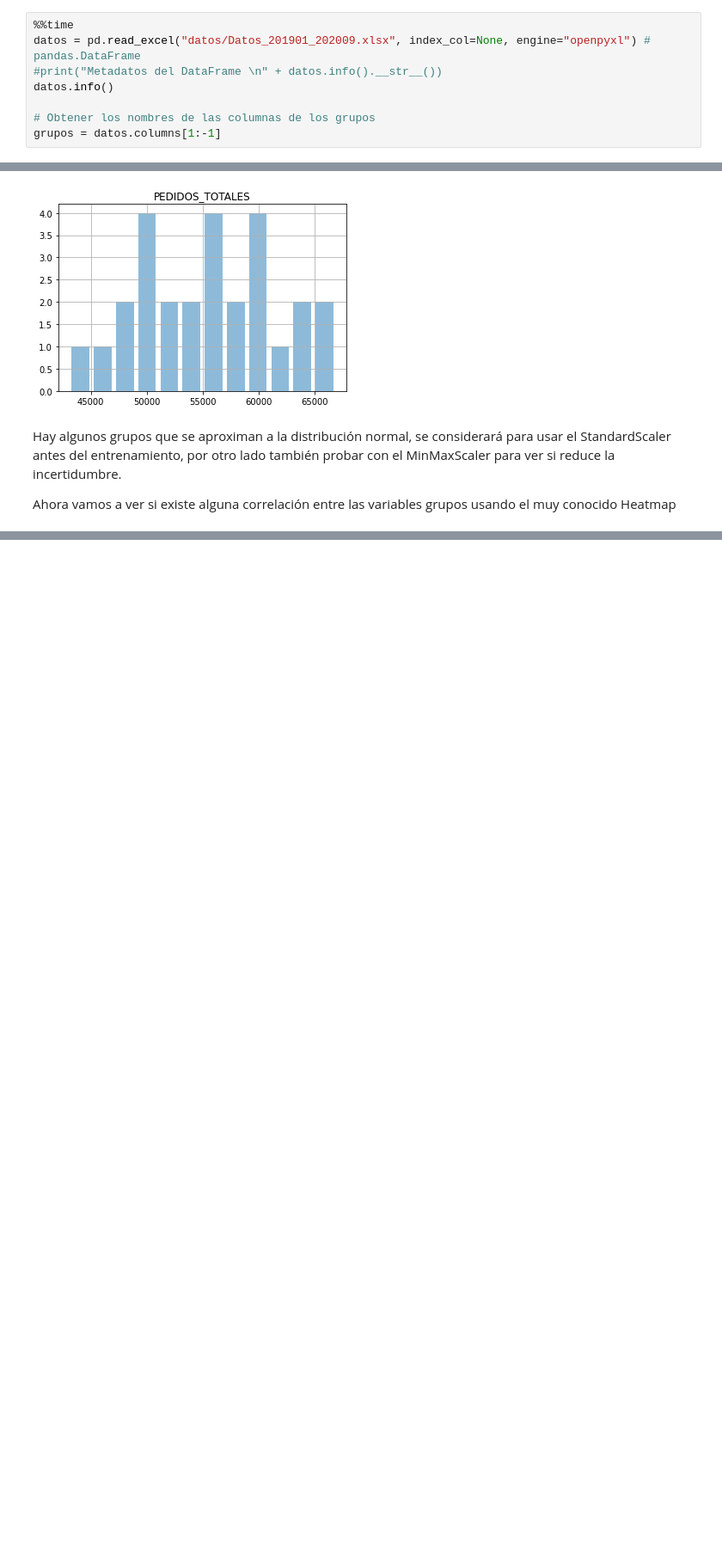
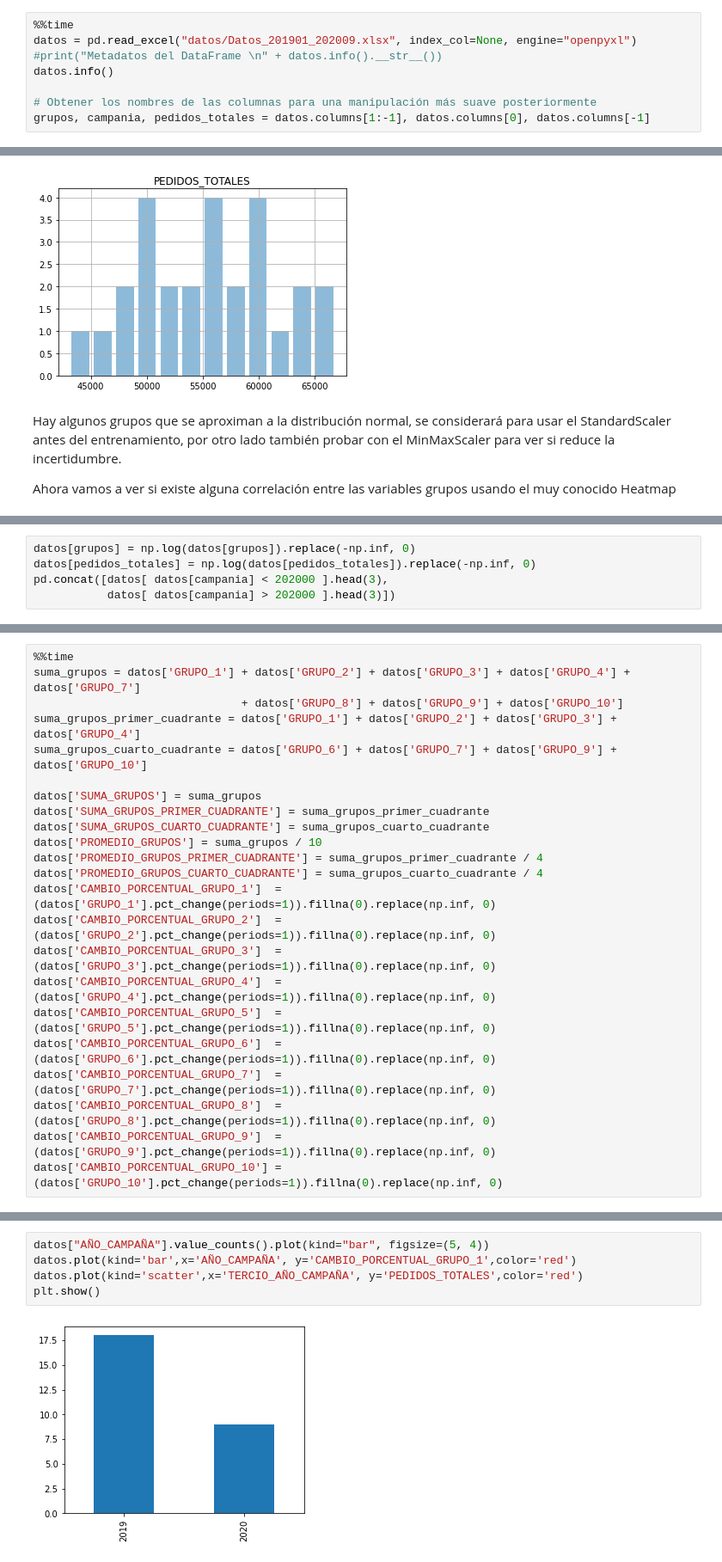
Before and after one commit to felipeturing/azzorti, a Jupyter notebook: Azzorti.ipynb, the cells around one changed output, grey strips where cells are left out. Shown: that part at 86% size. Drawn from its saved outputs; the diff is of its cells as text; blank space fills up the shorter version.

```diff
--- a/Azzorti.ipynb
+++ b/Azzorti.ipynb
@@ -85,12 +90,12 @@ Se usa la librería Pandas para obtener un objeto de tipo pandas.DataFrame del a
 Además se describe los metadatos del DataFrame y se muestra las tres primeras campañas del 2019 y 2020.
 # %%
 %%time
-datos = pd.read_excel("datos/Datos_201901_202009.xlsx", index_col=None, engine="openpyxl") # pandas.DataFrame
+datos = pd.read_excel("datos/Datos_201901_202009.xlsx", index_col=None, engine="openpyxl")
 #print("Metadatos del DataFrame \n" + datos.info().__str__())
 datos.info()
 
-# Obtener los nombres de las columnas de los grupos
-grupos = datos.columns[1:-1]
+# Obtener los nombres de las columnas para una manipulación más suave posteriormente
+grupos, campania, pedidos_totales = datos.columns[1:-1], datos.columns[0], datos.columns[-1]
 # %% [output]
 <class 'pandas.core.frame.DataFrame'>
 RangeIndex: 27 entries, 0 to 26
@@ -353,0 +217,5 @@ print(scaled)
+# %%
+datos[grupos] = np.log(datos[grupos]).replace(-np.inf, 0)
+datos[pedidos_totales] = np.log(datos[pedidos_totales]).replace(-np.inf, 0)
+pd.concat([datos[ datos[campania] < 202000 ].head(3),
+           datos[ datos[campania] > 202000 ].head(3)])
@@ -353,0 +232,23 @@ print(scaled)
+# %%
+%%time
+suma_grupos = datos['GRUPO_1'] + datos['GRUPO_2'] + datos['GRUPO_3'] + datos['GRUPO_4'] + datos['GRUPO_7']
+                               + datos['GRUPO_8'] + datos['GRUPO_9'] + datos['GRUPO_10']
+suma_grupos_primer_cuadrante = datos['GRUPO_1'] + datos['GRUPO_2'] + datos['GRUPO_3'] + datos['GRUPO_4']
+suma_grupos_cuarto_cuadrante = datos['GRUPO_6'] + datos['GRUPO_7'] + datos['GRUPO_9'] + datos['GRUPO_10']
+
+datos['SUMA_GRUPOS'] = suma_grupos
+datos['SUMA_GRUPOS_PRIMER_CUADRANTE'] = suma_grupos_primer_cuadrante
+datos['SUMA_GRUPOS_CUARTO_CUADRANTE'] = suma_grupos_cuarto_cuadrante
+datos['PROMEDIO_GRUPOS'] = suma_grupos / 10
+datos['PROMEDIO_GRUPOS_PRIMER_CUADRANTE'] = suma_grupos_primer_cuadrante / 4
+datos['PROMEDIO_GRUPOS_CUARTO_CUADRANTE'] = suma_grupos_cuarto_cuadrante / 4
+datos['CAMBIO_PORCENTUAL_GRUPO_1']  = (datos['GRUPO_1'].pct_change(periods=1)).fillna(0).replace(np.inf, 0)
+datos['CAMBIO_PORCENTUAL_GRUPO_2']  = (datos['GRUPO_2'].pct_change(periods=1)).fillna(0).replace(np.inf, 0)
+datos['CAMBIO_PORCENTUAL_GRUPO_3']  = (datos['GRUPO_3'].pct_change(periods=1)).fillna(0).replace(np.inf, 0)
+datos['CAMBIO_PORCENTUAL_GRUPO_4']  = (datos['GRUPO_4'].pct_change(periods=1)).fillna(0).replace(np.inf, 0)
+datos['CAMBIO_PORCENTUAL_GRUPO_5']  = (datos['GRUPO_5'].pct_change(periods=1)).fillna(0).replace(np.inf, 0)
+datos['CAMBIO_PORCENTUAL_GRUPO_6']  = (datos['GRUPO_6'].pct_change(periods=1)).fillna(0).replace(np.inf, 0)
+datos['CAMBIO_PORCENTUAL_GRUPO_7']  = (datos['GRUPO_7'].pct_change(periods=1)).fillna(0).replace(np.inf, 0)
+datos['CAMBIO_PORCENTUAL_GRUPO_8']  = (datos['GRUPO_8'].pct_change(periods=1)).fillna(0).replace(np.inf, 0)
+datos['CAMBIO_PORCENTUAL_GRUPO_9']  = (datos['GRUPO_9'].pct_change(periods=1)).fillna(0).replace(np.inf, 0)
+datos['CAMBIO_PORCENTUAL_GRUPO_10'] = (datos['GRUPO_10'].pct_change(periods=1)).fillna(0).replace(np.inf, 0)
@@ -353,0 +267,7 @@ print(scaled)
+# %%
+datos["AÑO_CAMPAÑA"].value_counts().plot(kind="bar", figsize=(5, 4))
+datos.plot(kind='bar',x='AÑO_CAMPAÑA', y='CAMBIO_PORCENTUAL_GRUPO_1',color='red')
+datos.plot(kind='scatter',x='TERCIO_AÑO_CAMPAÑA', y='PEDIDOS_TOTALES',color='red')
+plt.show()
+# %% [output]
+[figure, added]
```
Also changed, not shown: parts of 46 cells of this notebook, 1 other file.
